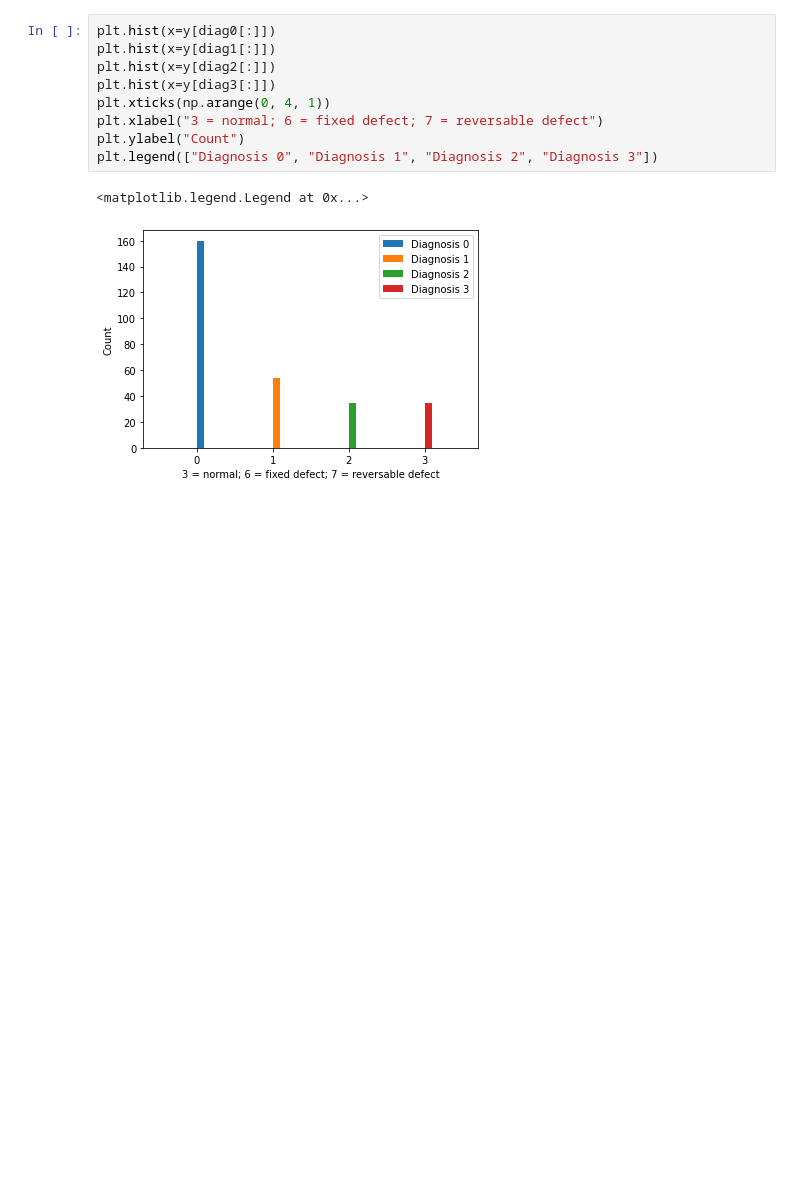
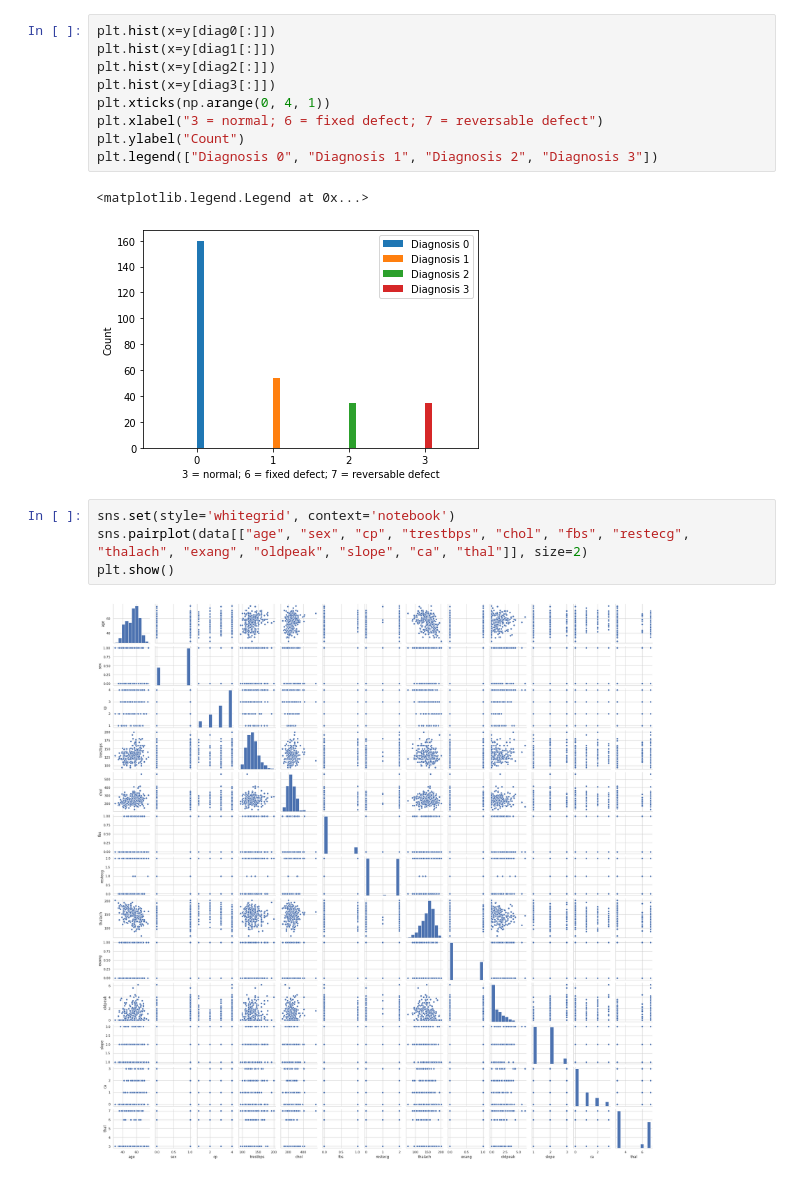
Before and after one commit to joaogomes18/Machine-Learning, a Jupyter notebook: 1stAssignment/1sAssignmentVisualData.ipynb, the cells around one changed output. Cells and saved outputs as stored; diff of their text form; blank space fills up the shorter version.

```diff
--- a/1stAssignment/1sAssignmentVisualData.ipynb
+++ b/1stAssignment/1sAssignmentVisualData.ipynb
@@ -160,3 +149,9 @@ plt.legend(["Diagnosis 0", "Diagnosis 1", "Diagnosis 2", "Diagnosis 3"])
 # %% [output]
 <matplotlib.legend.Legend at 0x...>
 [figure]
+# %%
+sns.set(style='whitegrid', context='notebook')
+sns.pairplot(data[["age", "sex", "cp", "trestbps", "chol", "fbs", "restecg", "thalach", "exang", "oldpeak", "slope", "ca", "thal"]], size=2)
+plt.show()
+# %% [output]
+[figure, added]
```
Also changed, not shown: parts of 4 cells of this notebook, 2 other files.
